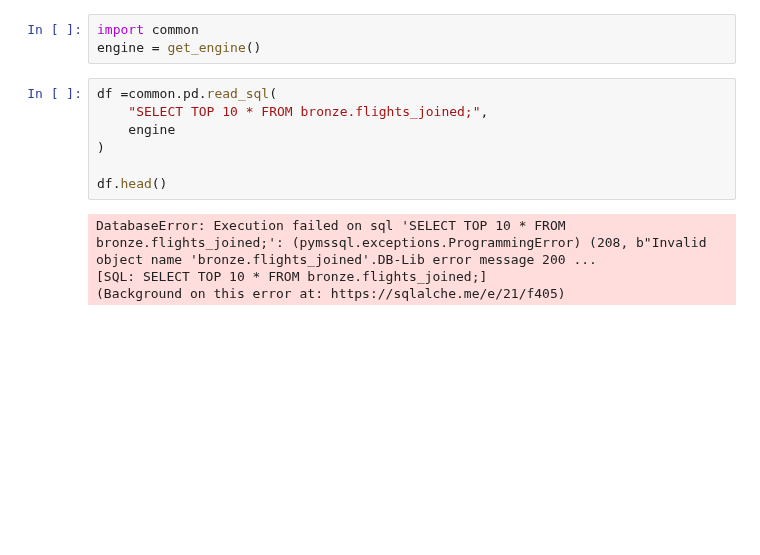
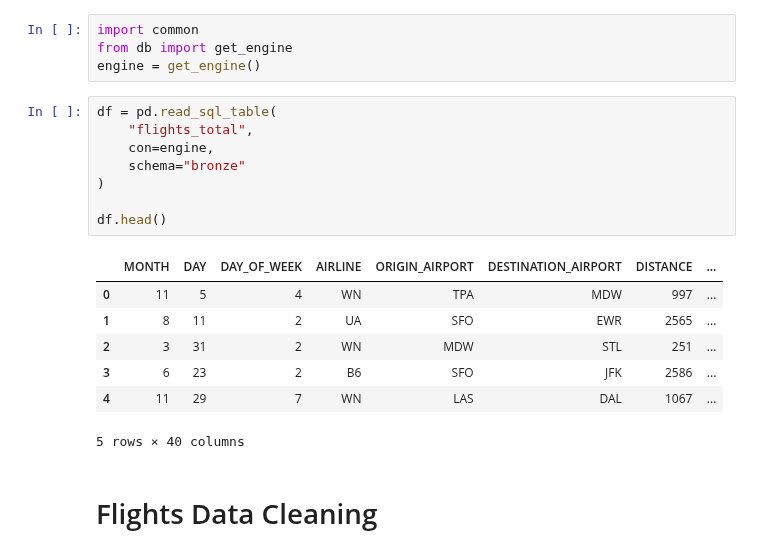
Before and after one commit to edaletsadigov/Flight-delay-analysis-E2E, a Jupyter notebook: notebooks/silver.ipynb, the cells around one changed output. Saved outputs shown, nothing was run; the diff lists cells and outputs as text; blank space fills up the shorter version.

Commit message:
Add Cleaned Flights data to silver schema

```diff
--- a/notebooks/silver.ipynb
+++ b/notebooks/silver.ipynb
@@ -1,14 +1,22 @@
 # %%
 import common
+from db import get_engine
 engine = get_engine()
-# %%
-df =common.pd.read_sql(
-    "SELECT TOP 10 * FROM bronze.flights_joined;",
-    engine
-)
-
-df.head()
-# %% [output]
-DatabaseError: Execution failed on sql 'SELECT TOP 10 * FROM bronze.flights_joined;': (pymssql.exceptions.ProgrammingError) (208, b"Invalid object name 'bronze.flights_joined'.DB-Lib error message 200 ...
-[SQL: SELECT TOP 10 * FROM bronze.flights_joined;]
-(Background on this error at: https://sqlalche.me/e/21/f405)
+# %%
+df = pd.read_sql_table(
+    "flights_total",
+    con=engine,
+    schema="bronze"
+)
+
+df.head()
+# %% [output]
+|  | MONTH | DAY | DAY_OF_WEEK | AIRLINE | ORIGIN_AIRPORT | DESTINATION_AIRPORT | DISTANCE | ... |
+| 0 | 11 | 5 | 4 | WN | TPA | MDW | 997 | ... |
+| 1 | 8 | 11 | 2 | UA | SFO | EWR | 2565 | ... |
+| 2 | 3 | 31 | 2 | WN | MDW | STL | 251 | ... |
+| 3 | 6 | 23 | 2 | B6 | SFO | JFK | 2586 | ... |
+| 4 | 11 | 29 | 7 | WN | LAS | DAL | 1067 | ... |
+5 rows × 40 columns
+# %% [markdown]
+# Flights Data Cleaning
```
Also changed, not shown: parts of 74 cells of this notebook.
